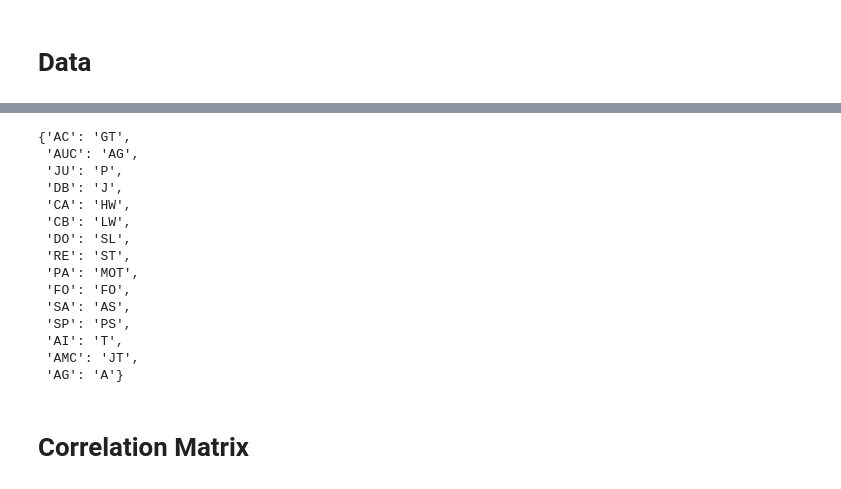
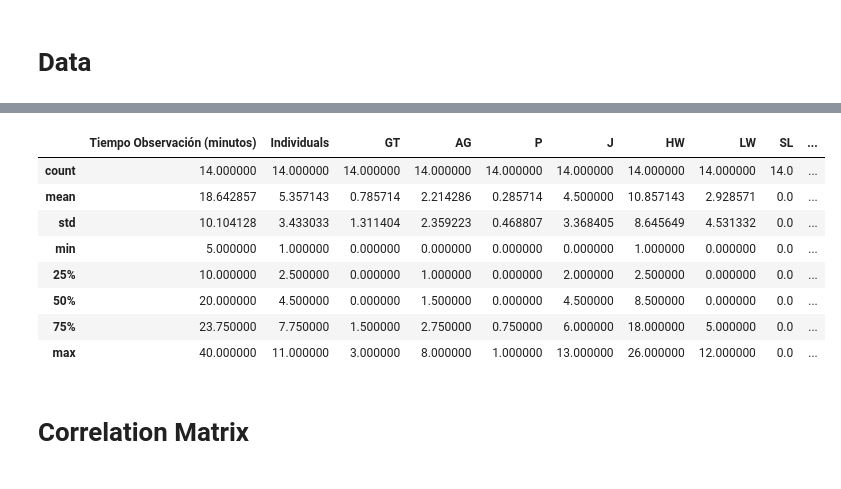
Before and after one commit to alvaro-francisco-gil/monkey-tourism-analysis, a Jupyter notebook: analysis.ipynb, the cells around one changed output, grey strips where cells are left out. Drawn from its saved outputs; the diff is of its cells as text; code cells hidden in the pictures.

```diff
--- a/analysis.ipynb
+++ b/analysis.ipynb
@@ -54,24 +57,26 @@ english_id_to_fullname = behavior_data['english_id_to_fullname']
 
 # Rename the columns in df according to spanish_to_english_id mapping
 df = df.rename(columns=spanish_to_english_id)
+
+# Rename the 'Lugar' column values to English
+lugar_translation = {
+    'evergreen': 'Acommodation',
+    'sendero jaguar': 'Jaguar Trail'
+}
+if 'Lugar' in df.columns:
+    df['Lugar'] = df['Lugar'].replace(lugar_translation)
-# %%
-spanish_to_english_id
-# %% [output]
-{'AC': 'GT',
- 'AUC': 'AG',
- 'JU': 'P',
- 'DB': 'J',
- 'CA': 'HW',
- 'CB': 'LW',
- 'DO': 'SL',
- 'RE': 'ST',
- 'PA': 'MOT',
- 'FO': 'FO',
- 'SA': 'AS',
- 'SP': 'PS',
- 'AI': 'T',
- 'AMC': 'JT',
- 'AG': 'A'}
+# %%
+df.describe()
+# %% [output]
+|  | Tiempo Observación (minutos) | Individuals | GT | AG | P | J | HW | LW | SL | ... |
+| count | 14.000000 | 14.000000 | 14.000000 | 14.000000 | 14.000000 | 14.000000 | 14.000000 | 14.000000 | 14.0 | ... |
+| mean | 18.642857 | 5.357143 | 0.785714 | 2.214286 | 0.285714 | 4.500000 | 10.857143 | 2.928571 | 0.0 | ... |
+| std | 10.104128 | 3.433033 | 1.311404 | 2.359223 | 0.468807 | 3.368405 | 8.645649 | 4.531332 | 0.0 | ... |
+| min | 5.000000 | 1.000000 | 0.000000 | 0.000000 | 0.000000 | 0.000000 | 1.000000 | 0.000000 | 0.0 | ... |
+| 25% | 10.000000 | 2.500000 | 0.000000 | 1.000000 | 0.000000 | 2.000000 | 2.500000 | 0.000000 | 0.0 | ... |
+| 50% | 20.000000 | 4.500000 | 0.000000 | 1.500000 | 0.000000 | 4.500000 | 8.500000 | 0.000000 | 0.0 | ... |
+| 75% | 23.750000 | 7.750000 | 1.500000 | 2.750000 | 0.750000 | 6.000000 | 18.000000 | 5.000000 | 0.0 | ... |
+| max | 40.000000 | 11.000000 | 3.000000 | 8.000000 | 1.000000 | 13.000000 | 26.000000 | 12.000000 | 0.0 | ... |
 # %% [markdown]
 # Correlation Matrix
 # %%
```
Also changed, not shown: parts of 10 cells of this notebook.
